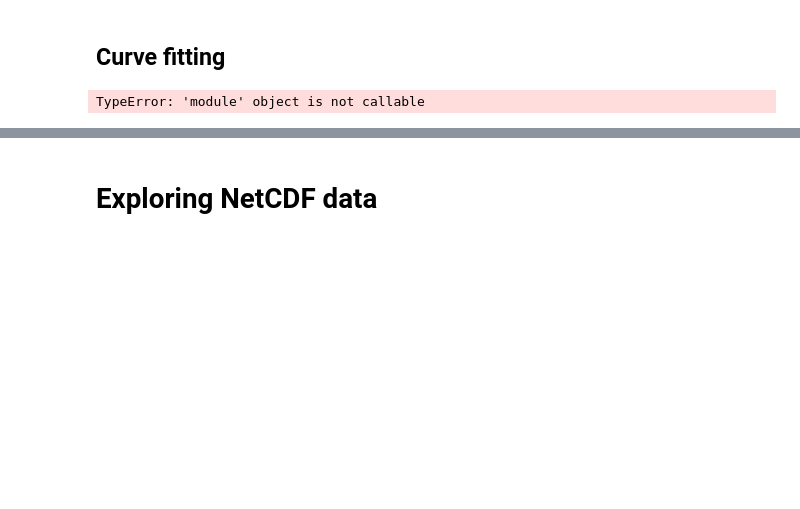
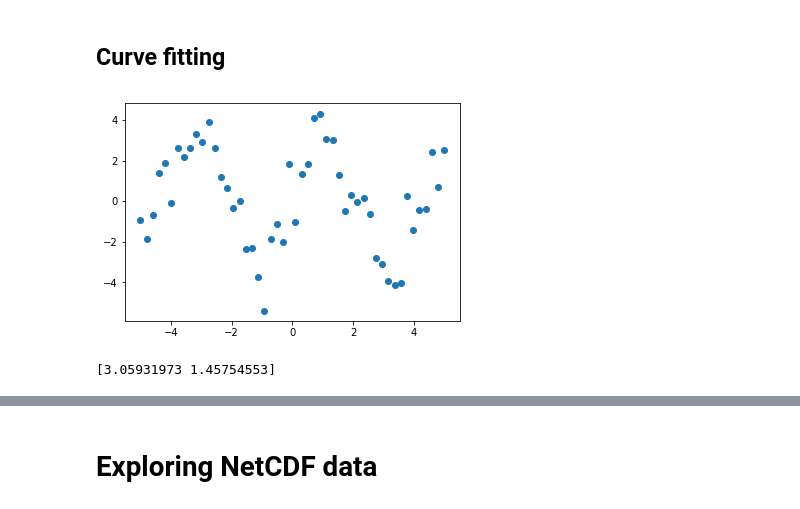
Before and after one commit to escience-academy/2018-06-25-UK-MetOffice-Summer-school, a Jupyter notebook: notebook/statistics.ipynb, the cells around one changed output, grey strips where cells are left out. Drawn from its saved outputs; the diff is of its cells as text; code cells hidden in the pictures; blank space fills up the shorter version.

```diff
--- a/notebook/statistics.ipynb
+++ b/notebook/statistics.ipynb
@@ -79,15 +86,15 @@ plt.hist(x, bins=40, normed=True);
 # %%
 # Seed the random number generator for reproducibility
 np.random.seed(0)
 
-x_data = np.linspace(-5, 5, num=100)
-y_data = 3.4 * np.sin(2.5 * x_data) + np.random(size=100)
+x_data = np.linspace(-5, 5, num=50)
+y_data = 2.9 * np.sin(1.5 * x_data) + np.random.normal(size=50)
 
-## And plot it
-#plt.figure(figsize=(6, 4));
-#plt.scatter(x_data, y_data);
+# And plot it
+plt.figure(figsize=(6, 4));
+plt.scatter(x_data, y_data);
 # %% [output]
-TypeError: 'module' object is not callable
+[figure, added]
 # %%
 from scipy import optimize
 
@@ -96,7 +103,9 @@ def test_func(x, a, b):
 
 params, params_covariance = optimize.curve_fit(test_func, x_data, y_data,
                                                p0=[2, 2])
-print(params);
+print(params); # param[0] and param[1] are the mean and the standard deviation
+# %% [output]
+[3.05931973 1.45754553]
 # %%
 plt.figure(figsize=(6, 4))
 plt.scatter(x_data, y_data, label='Data')
```
Also changed, not shown: parts of 53 cells of this notebook, 15 other files.
